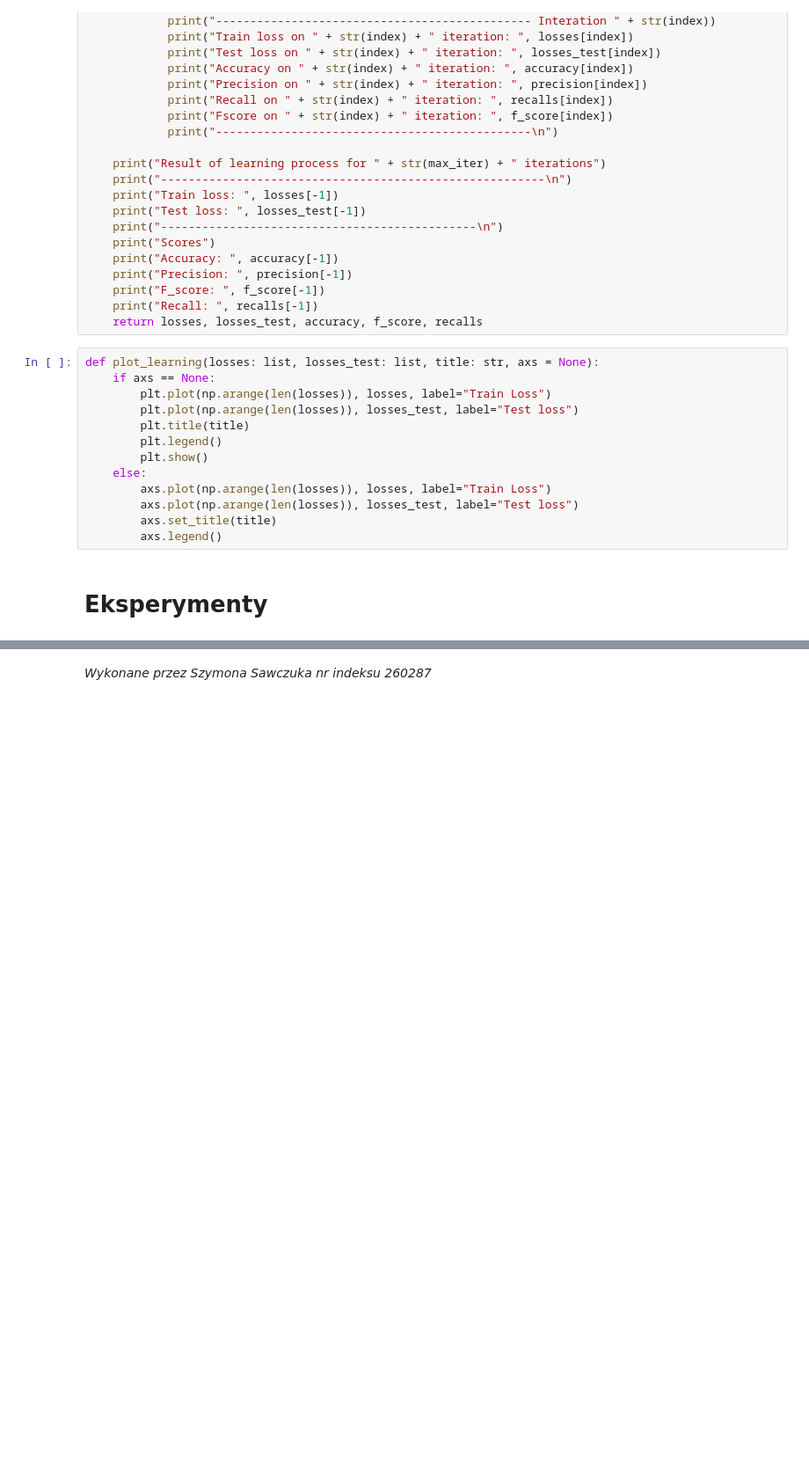
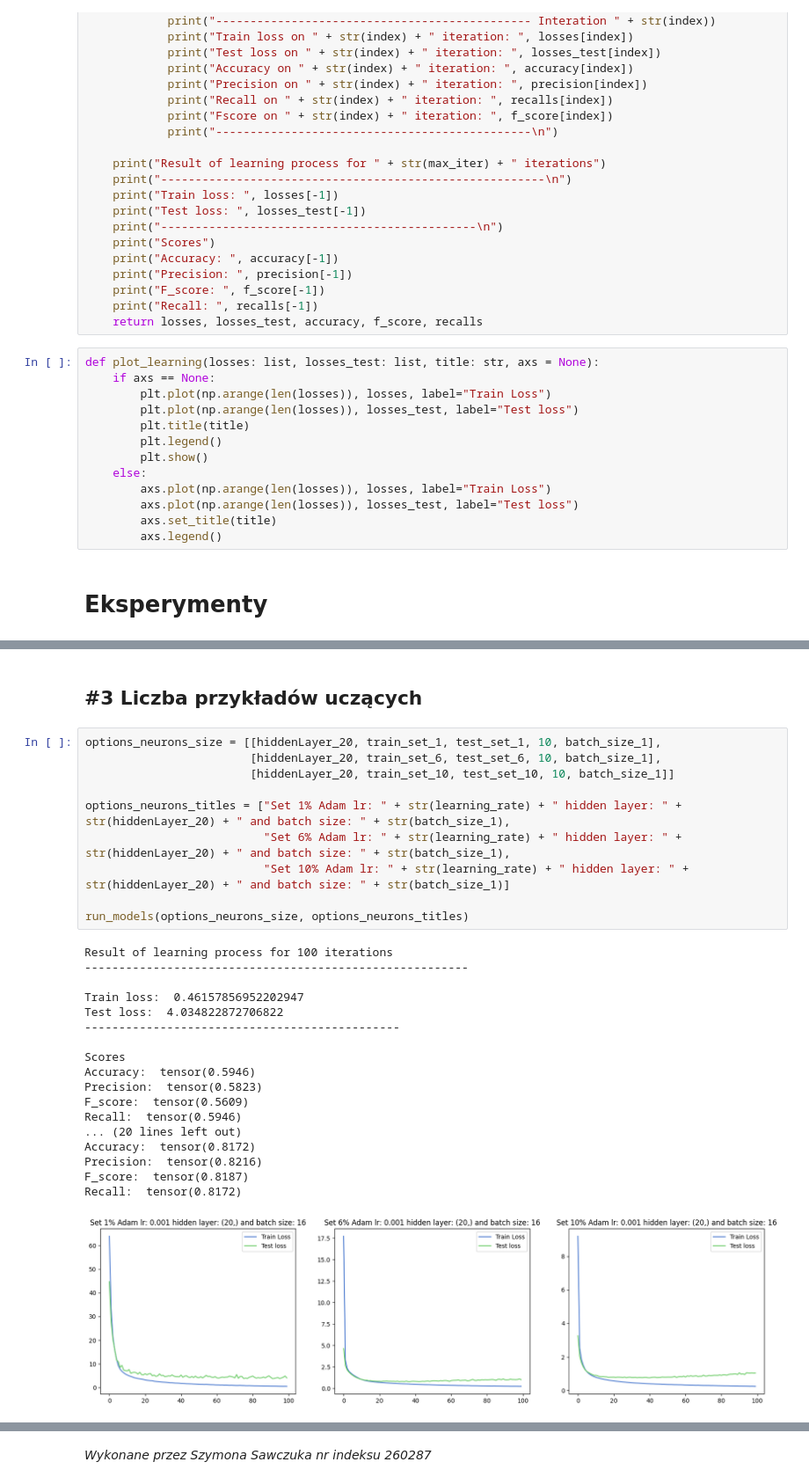
Before and after one commit to SzymonSawczuk/neural-networks, a Jupyter notebook: lab5/Ćwiczenie_5_Szymon_Sawczuk_260287.ipynb, the cells around one changed output, grey strips where cells are left out. Shown at 88% size. Cells and saved outputs as stored; diff of their text form; blank space fills up the shorter version.

```diff
--- a/lab5/Ćwiczenie_5_Szymon_Sawczuk_260287.ipynb
+++ b/lab5/Ćwiczenie_5_Szymon_Sawczuk_260287.ipynb
@@ -258,0 +316,31 @@ Recall:  tensor(0.7753)
+# %% [markdown]
+<h2>#3 Liczba przykładów uczących</h2>
+# %%
+options_neurons_size = [[hiddenLayer_20, train_set_1, test_set_1, 10, batch_size_1],
+                        [hiddenLayer_20, train_set_6, test_set_6, 10, batch_size_1],
+                        [hiddenLayer_20, train_set_10, test_set_10, 10, batch_size_1]]
+
+options_neurons_titles = ["Set 1% Adam lr: " + str(learning_rate) + " hidden layer: " + str(hiddenLayer_20) + " and batch size: " + str(batch_size_1),
+                          "Set 6% Adam lr: " + str(learning_rate) + " hidden layer: " + str(hiddenLayer_20) + " and batch size: " + str(batch_size_1),
+                          "Set 10% Adam lr: " + str(learning_rate) + " hidden layer: " + str(hiddenLayer_20) + " and batch size: " + str(batch_size_1)]
+
+run_models(options_neurons_size, options_neurons_titles)
+# %% [output]
+Result of learning process for 100 iterations
+--------------------------------------------------------
+
+Train loss:  0.46157856952202947
+Test loss:  4.034822872706822
+----------------------------------------------
+
+Scores
+Accuracy:  tensor(0.5946)
+Precision:  tensor(0.5823)
+F_score:  tensor(0.5609)
+Recall:  tensor(0.5946)
+... (20 lines left out)
+Accuracy:  tensor(0.8172)
+Precision:  tensor(0.8216)
+F_score:  tensor(0.8187)
+Recall:  tensor(0.8172)
+[figure, added]
```
Also changed, not shown: parts of 24 cells of this notebook.
